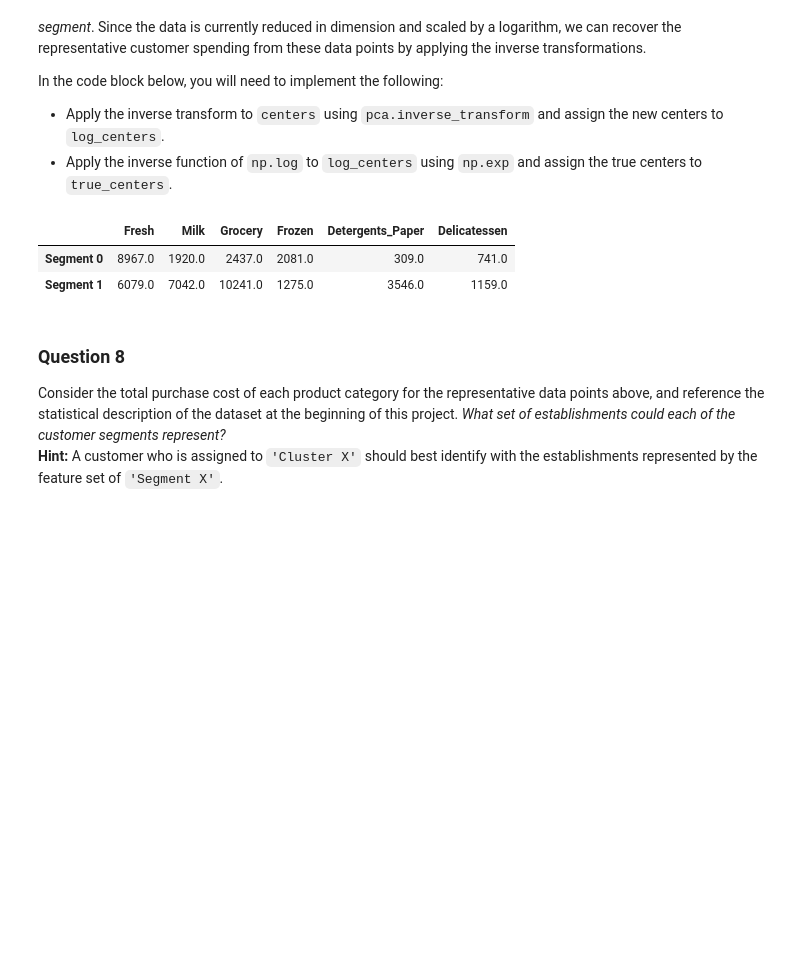
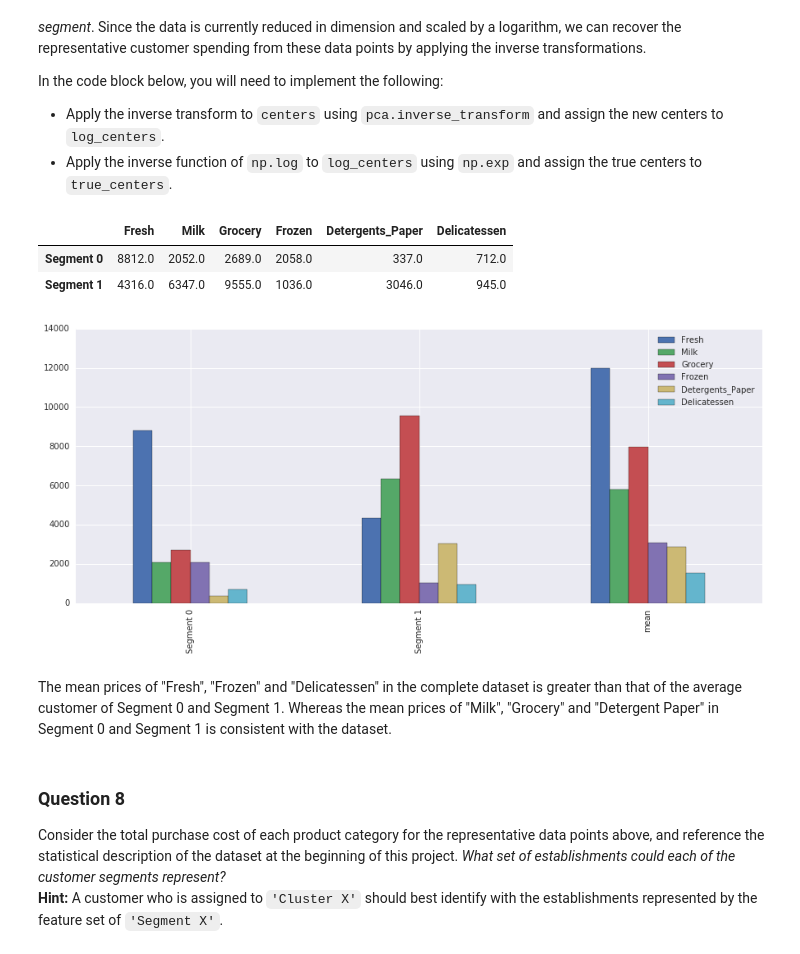
Before and after one commit to shubhamlal11/Machine-Learning-Udacity-Nanodegree, a Jupyter notebook: customer_segments/customer_segments.ipynb, the cells around one changed output. Saved outputs shown, nothing was run; the diff lists cells and outputs as text; code cells hidden in the pictures; blank space fills up the shorter version.

```diff
--- a/customer_segments/customer_segments.ipynb
+++ b/customer_segments/customer_segments.ipynb
@@ -66,6 +66,11 @@ indices = [49,109,183]
 samples = pd.DataFrame(data.loc[indices], columns = data.keys()).reset_index(drop = True)
 print "Chosen samples of wholesale customers dataset:"
 display(samples)
+
+import seaborn as sns
+samples_bar = samples.append(data.describe().loc['mean'])
+samples_bar.index = indices + ['mean']
+_ = samples_bar.plot(kind='bar', figsize=(14,6))
 # %% [output]
 Chosen samples of wholesale customers dataset:
 |  | Fresh | Milk | Grocery | Frozen | Detergents_Paper | Delicatessen |
@@ -190,6 +227,8 @@ In the code block below, you will need to implement the following:
 **NOTE:** If you choose to remove any outliers, ensure that the sample data does not contain any of these points!
 Once you have performed this implementation, the dataset will be stored in the variable `good_data`.
 # %%
+from collections import Counter
+
 # For each feature find the data points with extreme high or low values
 outliers = []
 for feature in log_data.keys():
@@ -210,10 +249,17 @@ for feature in log_data.keys():
     outliers += (log_data[~((log_data[feature] >= Q1 - step) & (log_data[feature] <= Q3 + step))]).index.tolist()
 
 # OPTIONAL: Select the indices for data points you wish to remove
-print "Outlier Indices : ",outliers
+print "\nOutlier Indices : ",outliers
+
+counter = Counter(outliers)
+repeated_outliers=[]
+for el in counter.elements():
+    if counter[el]>1:
+        repeated_outliers.append(el)
+print "\n\nFollowing records are outliers for more than one feature:", list(set(repeated_outliers))
 
 # Remove the outliers, if any were specified
-good_data = log_data.drop(log_data.index[outliers]).reset_index(drop = True)
+good_data = log_data.drop(log_data.index[repeated_outliers]).reset_index(drop = True)
 # %% [output]
 Data points considered outliers for the feature 'Fresh':
 |  | Fresh | Milk | Grocery | Frozen | Detergents_Paper | Delicatessen |
@@ -494,19 +543,26 @@ In the code block below, you will need to implement the following:
 # %%
 # TODO: Inverse transform the centers
 log_centers = pca.inverse_transform(centers)
 
 # TODO: Exponentiate the centers
 true_centers = np.exp(log_centers)
 
 # Display the true centers
 segments = ['Segment {}'.format(i) for i in range(0,len(centers))]
 true_centers = pd.DataFrame(np.round(true_centers), columns = data.keys())
 true_centers.index = segments
 display(true_centers)
+
+import seaborn as sns
+true_centers = true_centers.append(data.describe().loc['mean'])
+_ = true_centers.plot(kind='bar', figsize=(15,6))
 # %% [output]
 |  | Fresh | Milk | Grocery | Frozen | Detergents_Paper | Delicatessen |
-| Segment 0 | 8967.0 | 1920.0 | 2437.0 | 2081.0 | 309.0 | 741.0 |
-| Segment 1 | 6079.0 | 7042.0 | 10241.0 | 1275.0 | 3546.0 | 1159.0 |
+| Segment 0 | 8812.0 | 2052.0 | 2689.0 | 2058.0 | 337.0 | 712.0 |
+| Segment 1 | 4316.0 | 6347.0 | 9555.0 | 1036.0 | 3046.0 | 945.0 |
+[figure, added]
+# %% [markdown]
+The mean prices of "Fresh", "Frozen" and "Delicatessen" in the complete dataset is greater than that of the average customer of Segment 0 and Segment 1. Whereas the mean prices of "Milk", "Grocery" and "Detergent Paper" in Segment 0 and Segment 1 is consistent with the dataset.
 # %% [markdown]
 ### Question 8
 Consider the total purchase cost of each product category for the representative data points above, and reference the statistical description of the dataset at the beginning of this project. *What set of establishments could each of the customer segments represent?*
```
Also changed, not shown: parts of 14 cells of this notebook.
